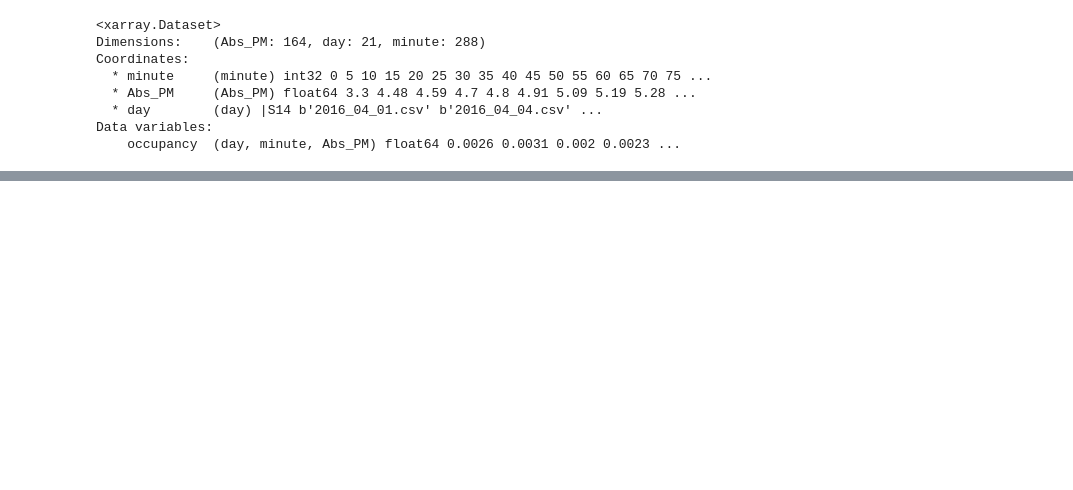
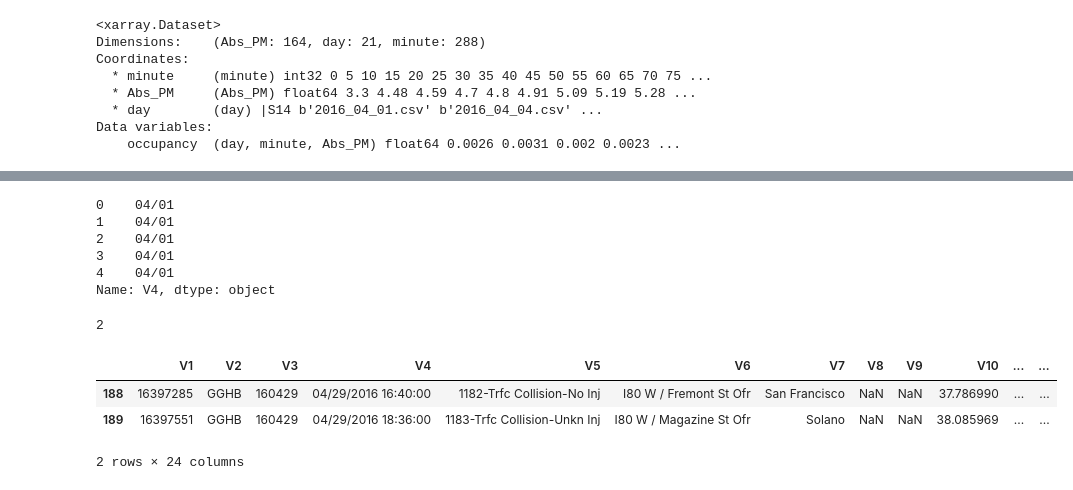
Before and after one commit to clarkfitzg/eci256project, a Jupyter notebook: plots.ipynb, the cells around one changed output, grey strips where cells are left out. Saved outputs shown, nothing was run; the diff lists cells and outputs as text; code cells hidden in the pictures; blank space fills up the shorter version.

```diff
--- a/plots.ipynb
+++ b/plots.ipynb
@@ -28,0 +44,23 @@ plt.savefig?
+# %%
+dt = chp.iloc[:, 3].str.extract("([0-9]{2}/[0-9]{2})/")
+dt.head()
+# %% [output]
+0    04/01
+1    04/01
+2    04/01
+3    04/01
+4    04/01
+Name: V4, dtype: object
+# %%
+dt_pick = dt == "04/29"
+dt_pick.sum()
+# %% [output]
+2
+# %%
+rows = chp[dt_pick]
+rows
+# %% [output]
+|  | V1 | V2 | V3 | V4 | V5 | V6 | V7 | V8 | V9 | V10 | ... | ... |
+| 188 | 16397285 | GGHB | 160429 | 04/29/2016 16:40:00 | 1182-Trfc Collision-No Inj | I80 W / Fremont St Ofr | San Francisco | NaN | NaN | 37.786990 | ... | ... |
+| 189 | 16397551 | GGHB | 160429 | 04/29/2016 18:36:00 | 1183-Trfc Collision-Unkn Inj | I80 W / Magazine St Ofr | Solano | NaN | NaN | 38.085969 | ... | ... |
+2 rows × 24 columns
```
Also changed, not shown: parts of 9 cells of this notebook.
